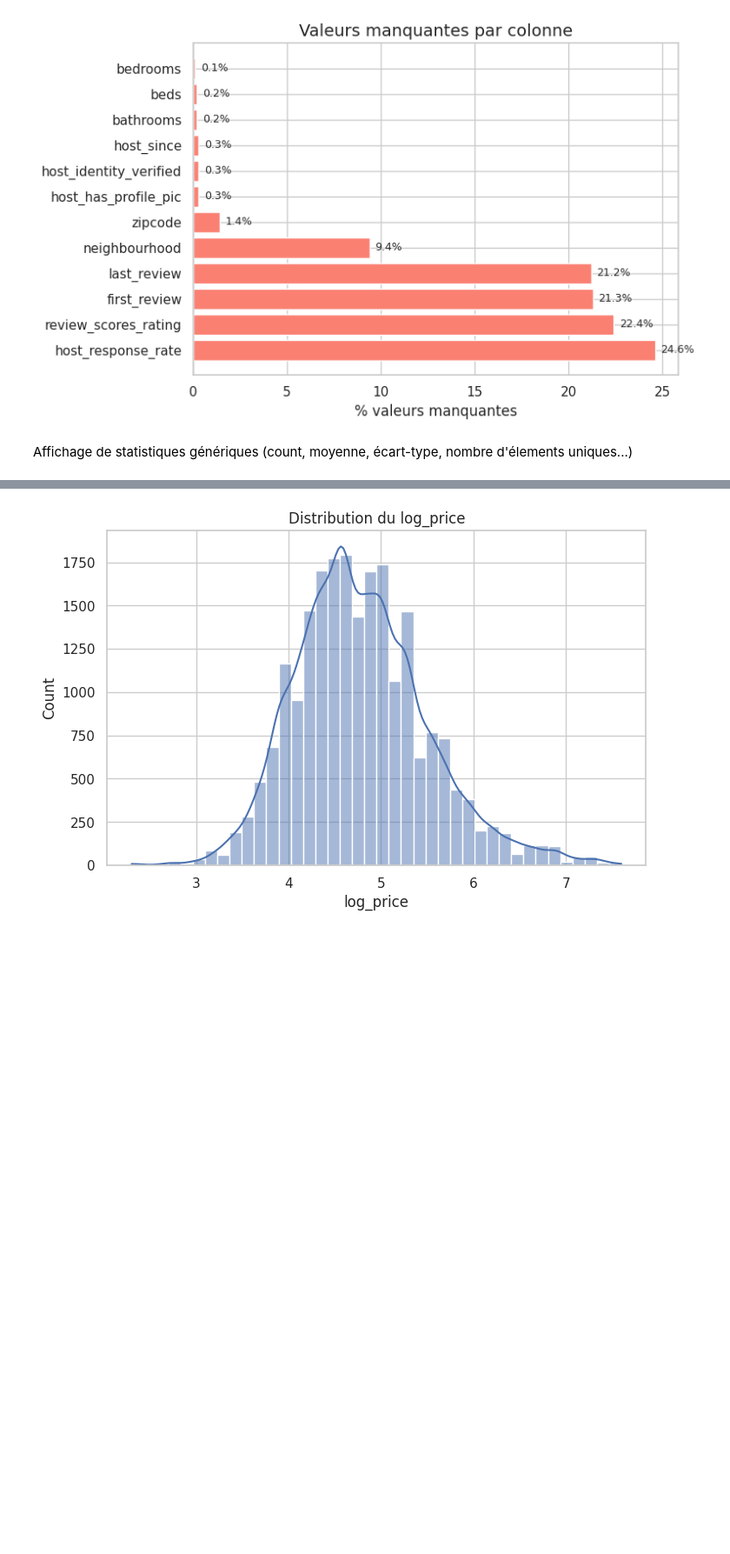
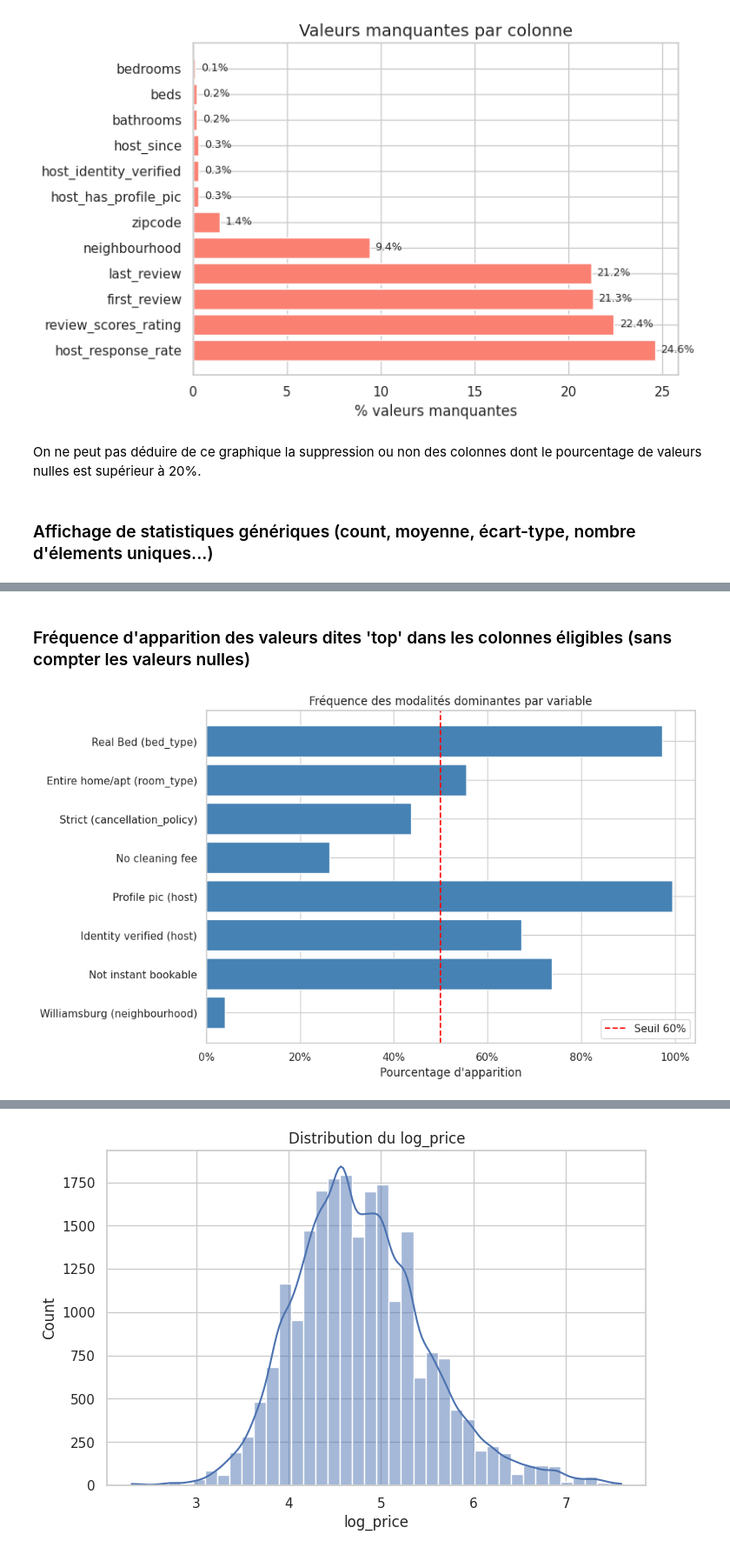
Before and after one commit to Amy-RZ5/Airbnb, a Jupyter notebook: example.ipynb, the cells around one changed output, grey strips where cells are left out. Shown at 87% size. Saved outputs shown, nothing was run; the diff lists cells and outputs as text; code cells hidden in the pictures; blank space fills up the shorter version.

```diff
--- a/example.ipynb
+++ b/example.ipynb
@@ -107,8 +107,10 @@ plt.tight_layout() #ajustement des espacements pour la lisibilité
 plt.show()
 # %% [output]
 [figure]
+# %% [markdown]
+On ne peut pas déduire de ce graphique la suppression ou non des colonnes dont le pourcentage de valeurs nulles est supérieur à 20%.
 # %% [markdown]
-Affichage de statistiques génériques (count, moyenne, écart-type, nombre d'élements uniques...)
+### Affichage de statistiques génériques (count, moyenne, écart-type, nombre d'élements uniques...)
 # %%
 airbnb.describe(include="all")
 # %% [output]
@@ -124,3 +126,35 @@ airbnb.describe(include="all")
 | 50% | 1.217425e+07 | 4.700480 | NaN | NaN | NaN | 2.000000 | 1.000000 | NaN | ... |
 | 75% | 1.639502e+07 | 5.220356 | NaN | NaN | NaN | 4.000000 | 1.000000 | NaN | ... |
 | max | 2.120450e+07 | 7.600402 | NaN | NaN | NaN | 16.000000 | 8.000000 | NaN | ... |
+# %% [markdown]
+### Fréquence d'apparition des valeurs dites 'top' dans les colonnes éligibles (sans compter les valeurs nulles)
+# %%
+data = {
+    "Real Bed (bed_type)":               (airbnb['bed_type'] == 'Real Bed').mean(),
+    "Entire home/apt (room_type)":        (airbnb['room_type'] == 'Entire home/apt').mean(),
+    "Strict (cancellation_policy)":       (airbnb['cancellation_policy'] == 'strict').mean(),
+    "No cleaning fee":                    (airbnb['cleaning_fee'] == False).mean(),
+    "Profile pic (host)":                 (airbnb['host_has_profile_pic'] == 't').mean(),
+    "Identity verified (host)":           (airbnb['host_identity_verified'] == 't').mean(),
+    "Not instant bookable":               (airbnb['instant_bookable'] == 'f').mean(),
+    "Williamsburg (neighbourhood)":       (airbnb['neighbourhood'] == 'Williamsburg').mean(),
+}
+
+labels = list(data.keys())
+values = list(data.values())
+
+# Graphique
+fig, ax = plt.subplots(figsize=(10, 6))
+
+ax.barh(labels, values, color='steelblue')
+ax.axvline(x=0.5, color='red', linestyle='--', label='Seuil 60%')
+ax.set_xlabel("Pourcentage d'apparition")
+ax.set_title("Fréquence des modalités dominantes par variable")
+ax.xaxis.set_major_formatter(plt.FuncFormatter(lambda x, _: f'{x:.0%}'))
+ax.invert_yaxis()
+ax.legend()
+
+plt.tight_layout()
+plt.show()
+# %% [output]
+[figure, added]
```
Also changed, not shown: parts of 63 cells of this notebook.
